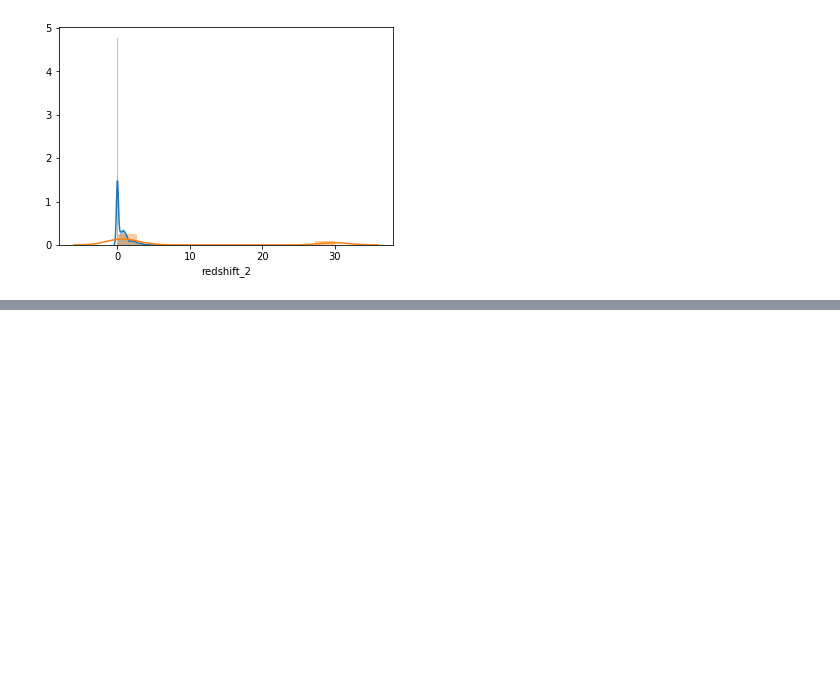
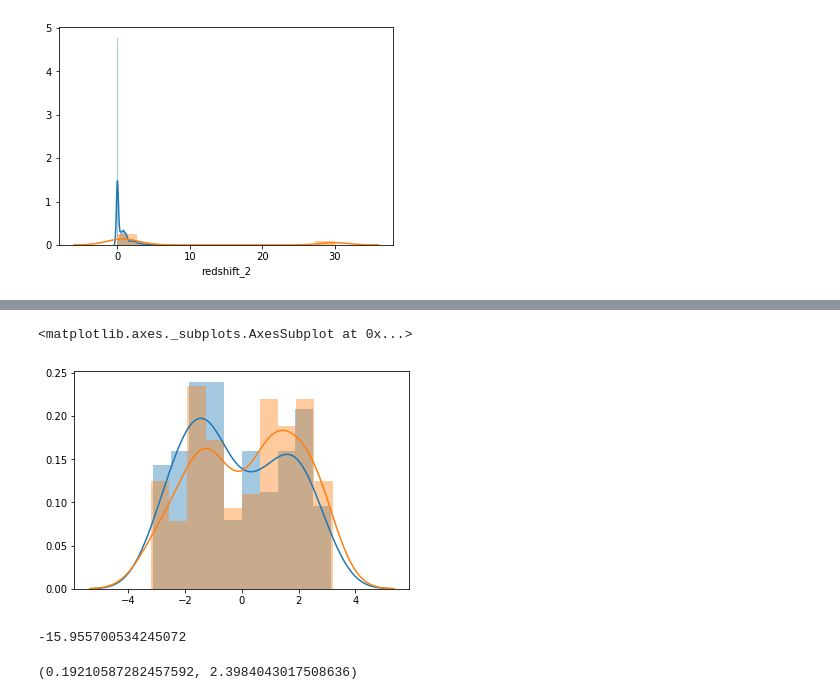
Before and after one commit to BastienArcelin/IPU-GPU, a Jupyter notebook: notebooks/parameter_estimation/Untitled.ipynb, the cells around one changed output, grey strips where cells are left out. Saved outputs shown, nothing was run; the diff lists cells and outputs as text; code cells hidden in the pictures; blank space fills up the shorter version.

```diff
--- a/notebooks/parameter_estimation/Untitled.ipynb
+++ b/notebooks/parameter_estimation/Untitled.ipynb
@@ -93,0 +362,14 @@ sns.distplot(training_data['redshift_2'])
+# %%
+sns.distplot(img[0][1][:,3], bins = 10)
+sns.distplot(img[0][1][:,4], bins = 10)
+# %% [output]
+<matplotlib.axes._subplots.AxesSubplot at 0x...>
+[figure, added]
+# %%
+np.min(img[0][1][:,4])/0.2
+# %% [output]
+-15.955700534245072
+# %%
+img[0][1][0,3], img[0][1][0,4]
+# %% [output]
+(0.19210587282457592, 2.3984043017508636)
```
Also changed, not shown: parts of 30 cells of this notebook, 15 other files.
